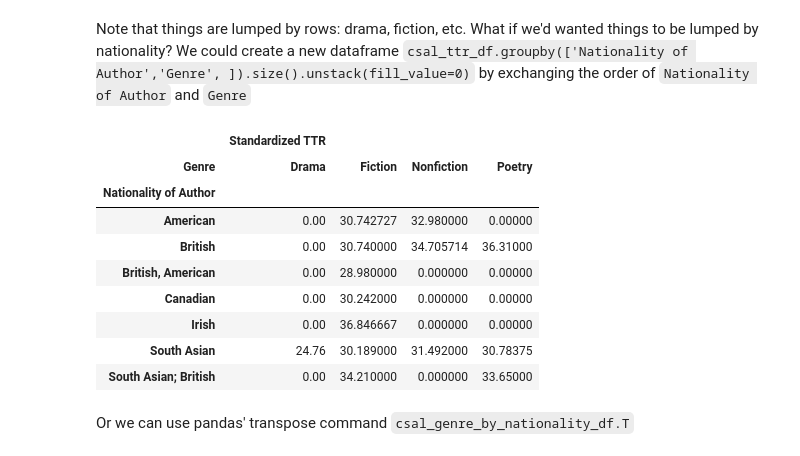
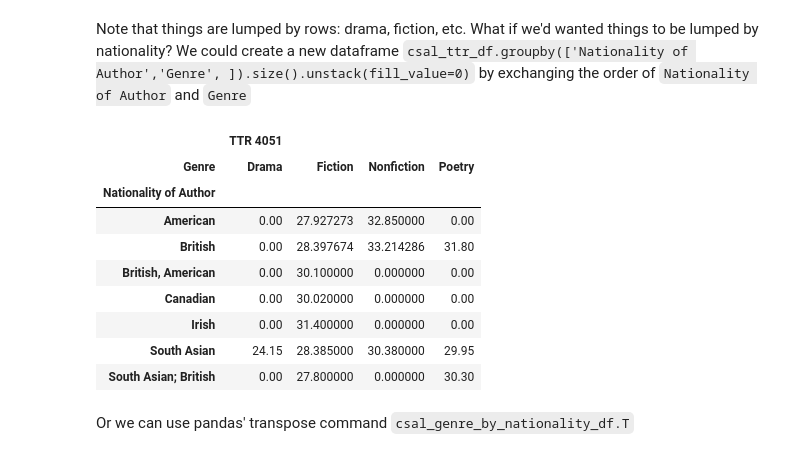
Before and after one commit to UofTCompDSci/eng286-2025, a Jupyter notebook: week09/lecture/W09_notes.ipynb, the cells around one changed output. Saved outputs shown, nothing was run; the diff lists cells and outputs as text; code cells hidden in the pictures.

```diff
--- a/week09/lecture/W09_lecture.ipynb
+++ b/week09/lecture/W09_notes.ipynb
@@ -160,8 +194,8 @@ Note: I ran the notebook at home and created a pre-computed file named `ttr-stan
 
 I'll use those now, for purposes of live, in-class demonstrations.  At your leisure, you can run the above code yourself and use the files you computed, after modifying which files are read in below.
 # %%
-standardized_ttr_df = pd.read_csv("ttr-standardized-prebaked.csv")
-#standardized_ttr_df = pd.read_csv("ttr-standardized.csv")
+#standardized_ttr_df = pd.read_csv("ttr-standardized_prebaked.csv")
+standardized_ttr_df = pd.read_csv("ttr-standardized.csv")
 # %%
 standardized_ttr_df
 # %% [output]
@@ -506,18 +540,18 @@ csal_genre_by_nationality_df.plot(kind='bar', figsize=(10,5), title='Standardize
 # %% [markdown]
 Note that things are lumped by rows: drama, fiction, etc.  What if we'd wanted things to be lumped by nationality?  We could create a new dataframe `csal_ttr_df.groupby(['Nationality of Author','Genre', ]).size().unstack(fill_value=0)` by exchanging the order of `Nationality of Author` and `Genre`
 # %%
-csal_ttr_df.groupby(['Nationality of Author','Genre', ])[['Standardized TTR']].mean().unstack(fill_value=0)
+csal_ttr_df.groupby(['Nationality of Author','Genre', ])[['TTR 4051']].mean().unstack(fill_value=0)
 # %% [output]
-|  | Standardized TTR |  |  |  |
+|  | TTR 4051 |  |  |  |
 | Genre | Drama | Fiction | Nonfiction | Poetry |
 | Nationality of Author |  |  |  |  |
-| American | 0.00 | 30.742727 | 32.980000 | 0.00000 |
-| British | 0.00 | 30.740000 | 34.705714 | 36.31000 |
-| British, American | 0.00 | 28.980000 | 0.000000 | 0.00000 |
-| Canadian | 0.00 | 30.242000 | 0.000000 | 0.00000 |
-| Irish | 0.00 | 36.846667 | 0.000000 | 0.00000 |
-| South Asian | 24.76 | 30.189000 | 31.492000 | 30.78375 |
-| South Asian; British | 0.00 | 34.210000 | 0.000000 | 33.65000 |
+| American | 0.00 | 27.927273 | 32.850000 | 0.00 |
+| British | 0.00 | 28.397674 | 33.214286 | 31.80 |
+| British, American | 0.00 | 30.100000 | 0.000000 | 0.00 |
+| Canadian | 0.00 | 30.020000 | 0.000000 | 0.00 |
+| Irish | 0.00 | 31.400000 | 0.000000 | 0.00 |
+| South Asian | 24.15 | 28.385000 | 30.380000 | 29.95 |
+| South Asian; British | 0.00 | 27.800000 | 0.000000 | 30.30 |
 # %% [markdown]
 Or we can use pandas' transpose command `csal_genre_by_nationality_df.T`
 # %%
```
Also changed, not shown: parts of 8 cells of this notebook.
